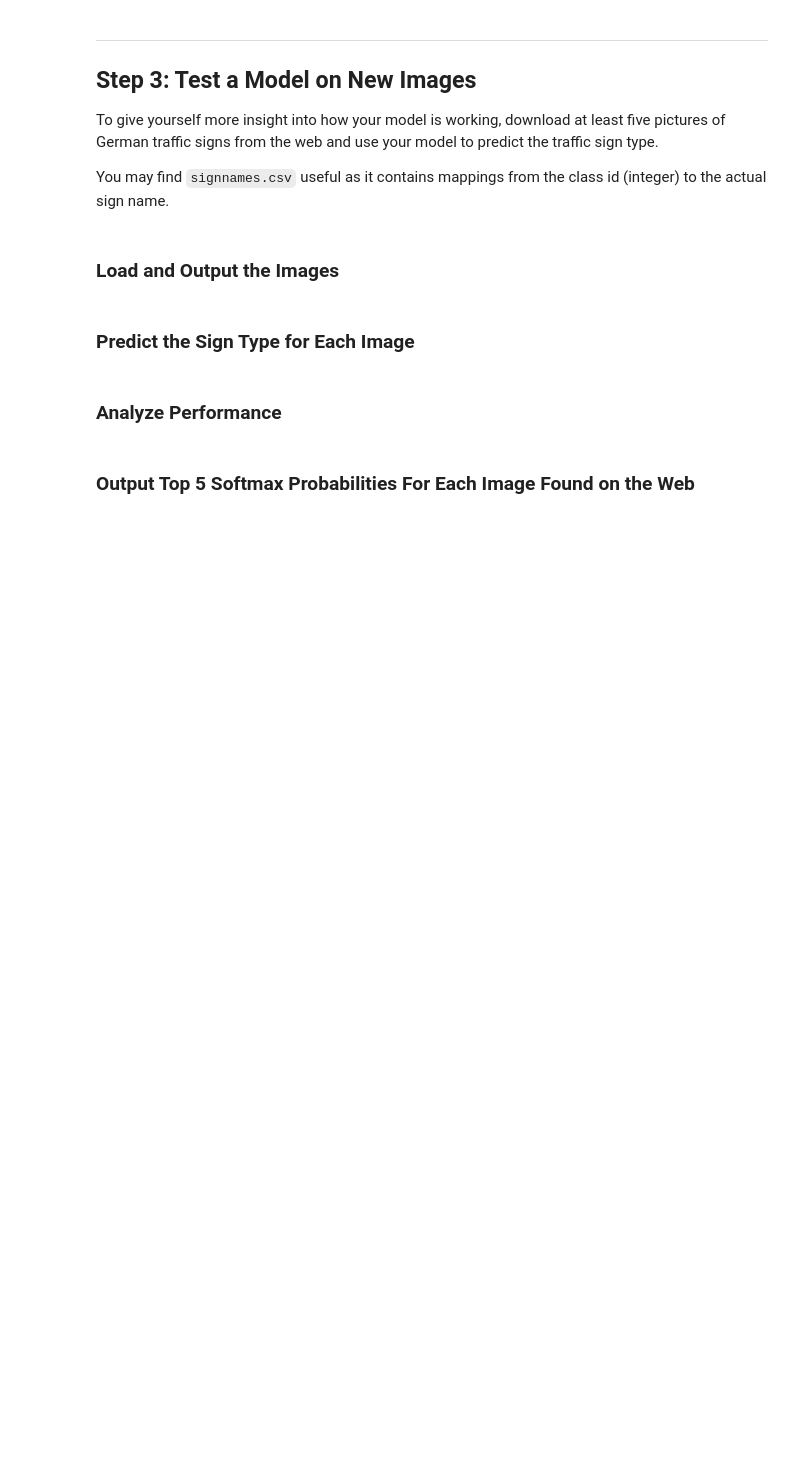
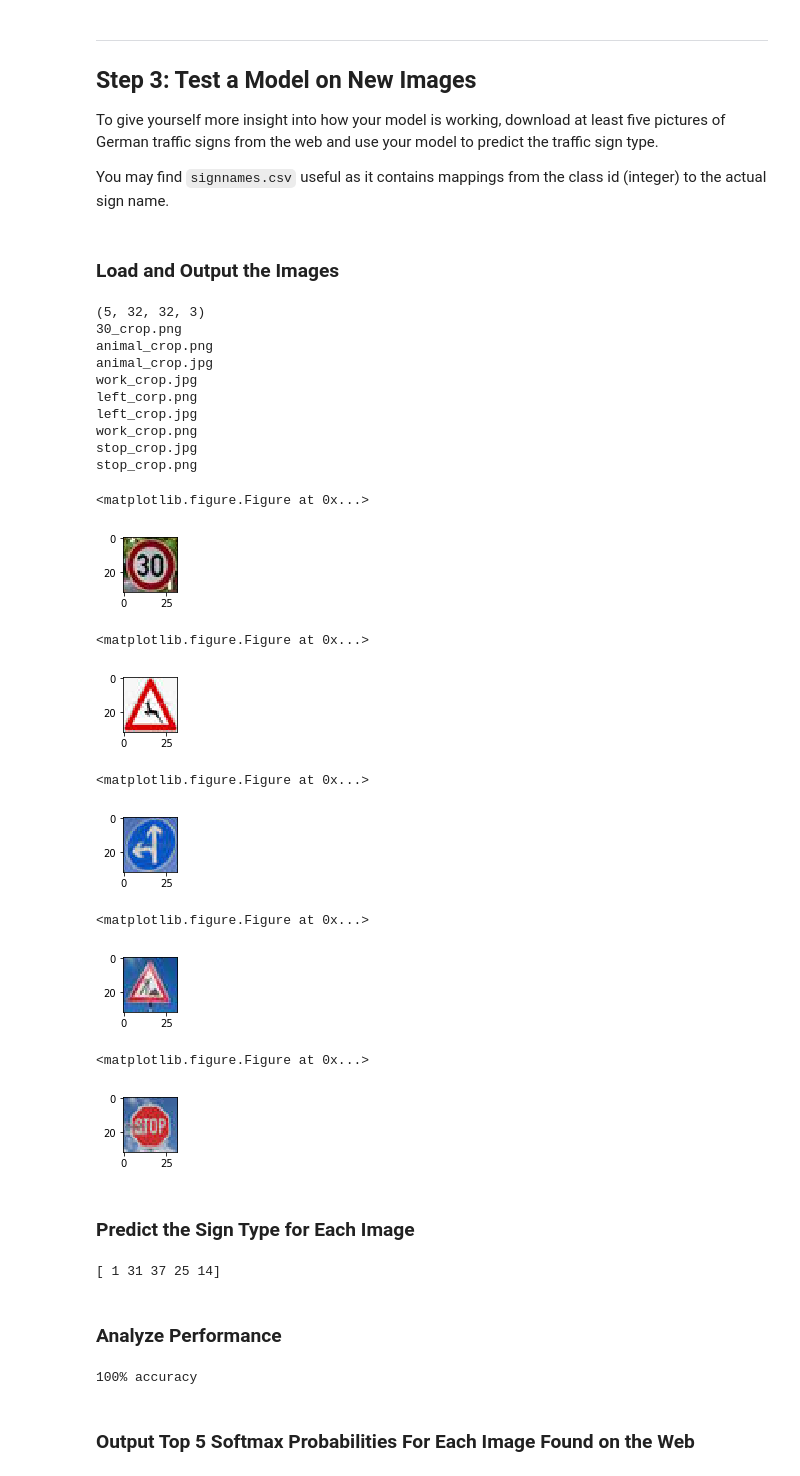
Before and after one commit to alanxiaoyi/udacity-carnd, a Jupyter notebook: CarND-Traffic-Sign-Classifier-Project/Traffic_Sign_Classifier.ipynb, the cells around one changed output. Saved outputs shown, nothing was run; the diff lists cells and outputs as text; code cells hidden in the pictures; blank space fills up the shorter version.

```diff
--- a/CarND-Traffic-Sign-Classifier-Project/Traffic_Sign_Classifier.ipynb
+++ b/CarND-Traffic-Sign-Classifier-Project/Traffic_Sign_Classifier.ipynb
@@ -404,14 +421,86 @@ You may find `signnames.csv` useful as it contains mappings from the class id (i
+# %%
+### Load the images and plot them here.
+### Feel free to use as many code cells as needed.
+
+import numpy as np
+import cv2
+import os
+
+# Load an color image in grayscale
+
+img=np.empty([5,32,32,3])
+
+print(img.shape)
+i=0
+for filename in os.listdir("./moresign"):
+    print(filename)
+    if filename.endswith(".png"):
+        img[i] = plt.imread("./moresign/"+filename)
+        plt.figure()
+        plt.figure(figsize=(1,1))
+        plt.imshow(img[i],shape=.3)
+        i=i+1
+
+img=brighter(img)
+# %% [output]
+(5, 32, 32, 3)
+30_crop.png
+animal_crop.png
+animal_crop.jpg
+work_crop.jpg
+left_corp.png
+left_crop.jpg
+work_crop.png
+stop_crop.jpg
+stop_crop.png
+<matplotlib.figure.Figure at 0x...>
+[figure, added]
+<matplotlib.figure.Figure at 0x...>
+[figure, added]
+<matplotlib.figure.Figure at 0x...>
+[figure, added]
+<matplotlib.figure.Figure at 0x...>
+[figure, added]
+<matplotlib.figure.Figure at 0x...>
+[figure, added]
 # %% [markdown]
 ### Predict the Sign Type for Each Image
 # %%
 ### Run the predictions here and use the model to output the prediction for each image.
 ### Make sure to pre-process the images with the same pre-processing pipeline used earlier.
 ### Feel free to use as many code cells as needed.
+
+# x = tf.placeholder(tf.float32, (None, 32, 32, 3))
+# y = tf.placeholder(tf.int32, (None))
+# one_hot_y = tf.one_hot(y, n_classes)
+
+# logits = LeNet(x)
+# cross_entropy = tf.nn.softmax_cross_entropy_with_logits(logits=logits, labels=one_hot_y)
+# loss_operation = tf.reduce_mean(cross_entropy)
+# optimizer = tf.train.AdamOptimizer(learning_rate = 0.0001)
+# training_operation = optimizer.minimize(loss_operation)
+
+# with tf.Session() as sess:
+#     logits = sess.run(LeNet, feed_dict={x:img})
+
+with tf.Session() as sess:
+    new_saver = tf.train.import_meta_graph('lenet.meta')
+    new_saver.restore(sess, tf.train.latest_checkpoint('./'))
+    out=sess.run(tf.argmax(logits,1), feed_dict={x:img})
+    print(out)
+#    test_accuracy = evaluate(X_test, y_test)
+#    print("Test Accuracy = {:.3f}".format(test_accuracy))
+# %% [output]
+[ 1 31 37 25 14]
 # %% [markdown]
 ### Analyze Performance
 # %%
 ### Calculate the accuracy for these 5 new images.
 ### For example, if the model predicted 1 out of 5 signs correctly, it's 20% accurate on these new images.
+
+print ("100% accuracy")
+# %% [output]
+100% accuracy
 # %% [markdown]
 ### Output Top 5 Softmax Probabilities For Each Image Found on the Web
 # %% [markdown]
```
Also changed, not shown: parts of 7 cells of this notebook.
